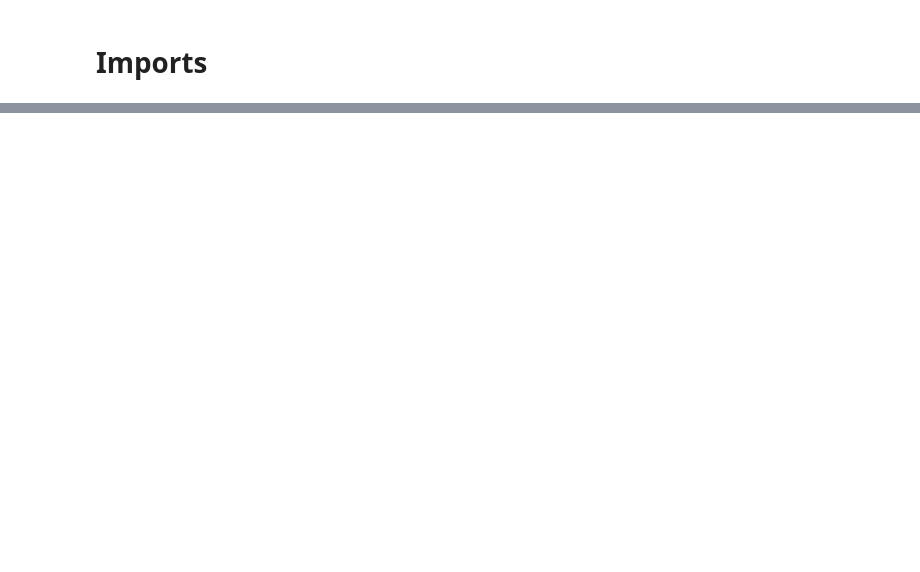
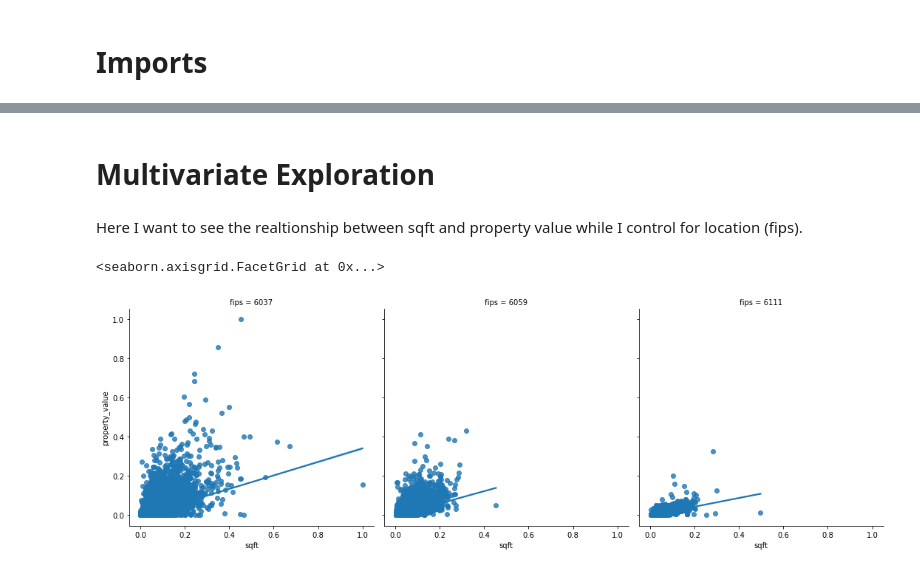
Before and after one commit to hinzle/regression-project, a Jupyter notebook: explore.ipynb, the cells around one changed output, grey strips where cells are left out. Cells and saved outputs as stored; diff of their text form; code cells hidden in the pictures; blank space fills up the shorter version.

```diff
--- a/explore.ipynb
+++ b/explore.ipynb
@@ -12,0 +106,11 @@ df=df[0]
+# %% [markdown]
+# Multivariate Exploration
+# %% [markdown]
+Here I want to see the realtionship between sqft and property value while I control for location (fips).
+# %%
+sns.lmplot(data=df, x='sqft', y='property_value', col='fips',)
+
+# plot the relation between x and y and show the trendline
+# %% [output]
+<seaborn.axisgrid.FacetGrid at 0x...>
+[figure, added]
```
Also changed, not shown: parts of 29 cells of this notebook, 7 other files.
